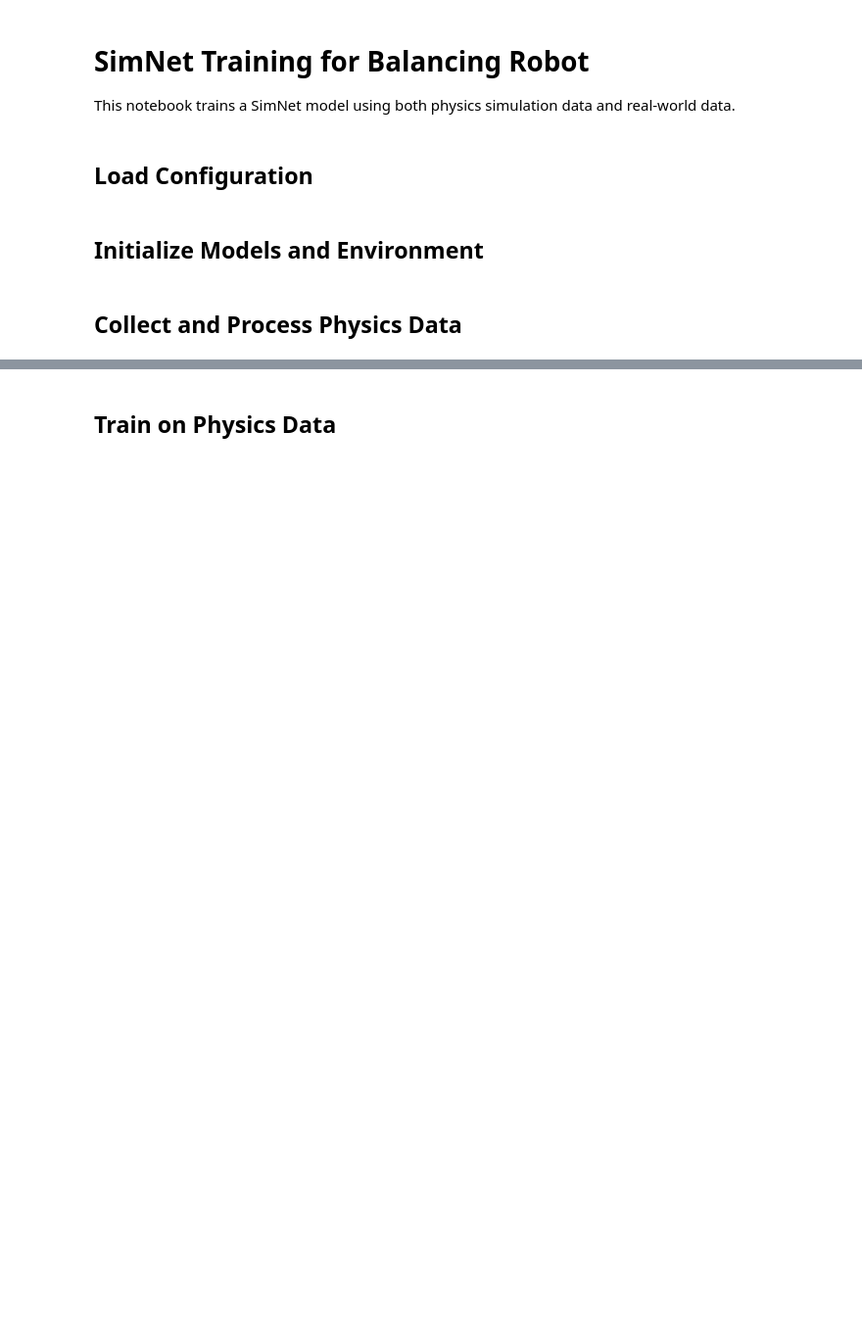
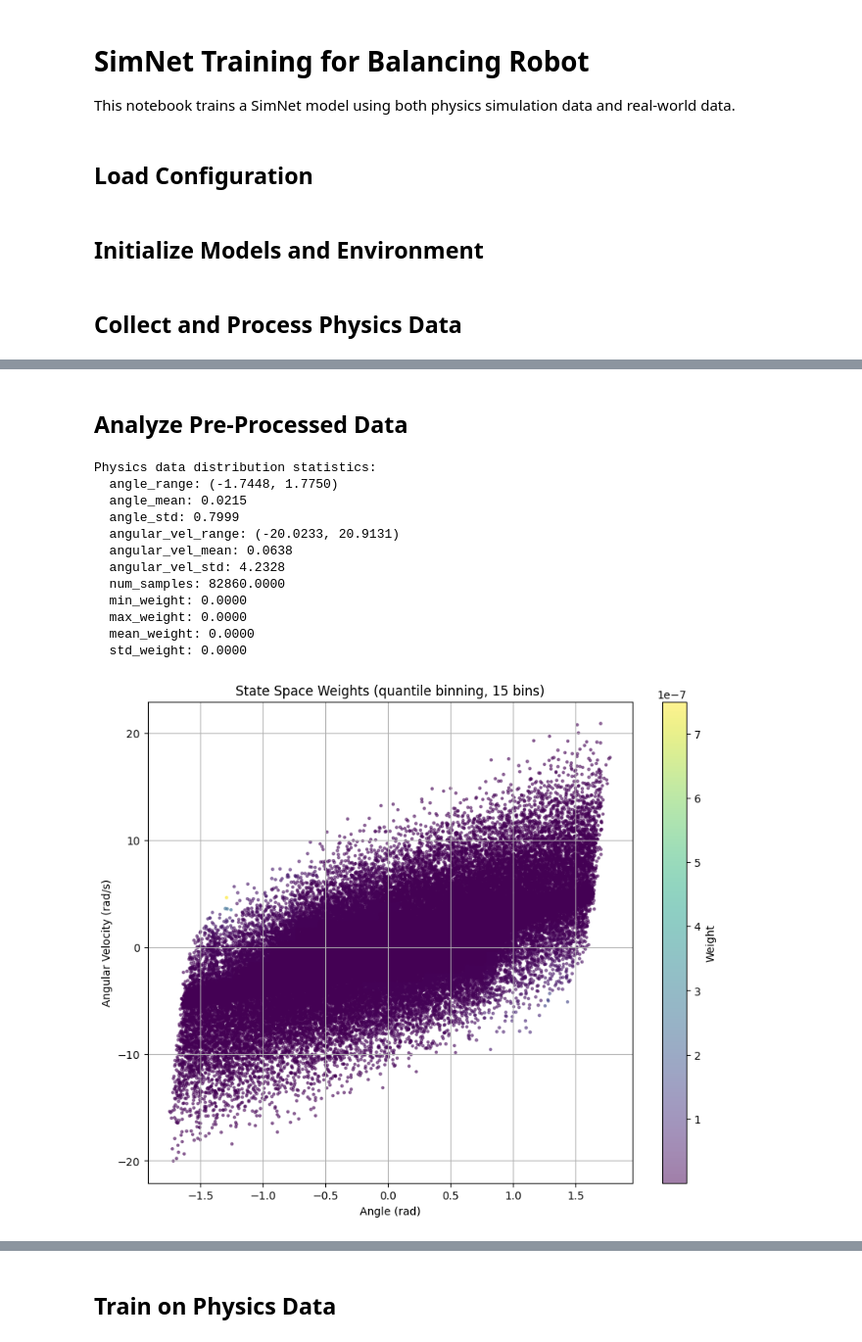
Before and after one commit to EyalPorat/ddpg-balancing-robot, a Jupyter notebook: python/notebooks/train_simnet.ipynb, the cells around one changed output, grey strips where cells are left out. Shown at 98% size. Cells and saved outputs as stored; diff of their text form; code cells hidden in the pictures; blank space fills up the shorter version.

```diff
--- a/python/notebooks/train_simnet.ipynb
+++ b/python/notebooks/train_simnet.ipynb
@@ -70,0 +72,53 @@ Collected 411028 validation samples
+# %% [markdown]
+## Analyze Pre-Processed Data
+# %%
+# Define class balancing parameters
+num_bins = 15
+strategy = "quantile"
+
+# Get distribution statistics
+physics_distribution = SimNetTrainer.analyze_class_distribution(
+    train_data,
+    num_bins=num_bins,
+    strategy=strategy
+)
+
+print("Physics data distribution statistics:")
+for key, value in physics_distribution.items():
+    if isinstance(value, tuple):
+        print(f"  {key}: ({value[0]:.4f}, {value[1]:.4f})")
+    else:
+        print(f"  {key}: {value:.4f}")
+
+# Visualize class weights using angle and angular velocity
+states = train_data['states']
+weights = SimNetTrainer.calculate_class_weights(
+    states,
+    num_bins=num_bins,
+    strategy=strategy
+)
+
+# Create weight heatmap
+plt.figure(figsize=(10, 8))
+plt.scatter(states[:, 0], states[:, 1], c=weights, cmap='viridis', alpha=0.5, s=5)
+plt.colorbar(label='Weight')
+plt.title(f'State Space Weights ({strategy} binning, {num_bins} bins)')
+plt.xlabel('Angle (rad)')
+plt.ylabel('Angular Velocity (rad/s)')
+plt.grid(True)
+plt.savefig(log_dir / "class_weights_visualization.png")
+plt.show()
+# %% [output]
+Physics data distribution statistics:
+  angle_range: (-1.7448, 1.7750)
+  angle_mean: 0.0215
+  angle_std: 0.7999
+  angular_vel_range: (-20.0233, 20.9131)
+  angular_vel_mean: 0.0638
+  angular_vel_std: 4.2328
+  num_samples: 82860.0000
+  min_weight: 0.0000
+  max_weight: 0.0000
+  mean_weight: 0.0000
+  std_weight: 0.0000
+[figure, added]
```
Also changed, not shown: parts of 17 cells of this notebook, 18 other files.
